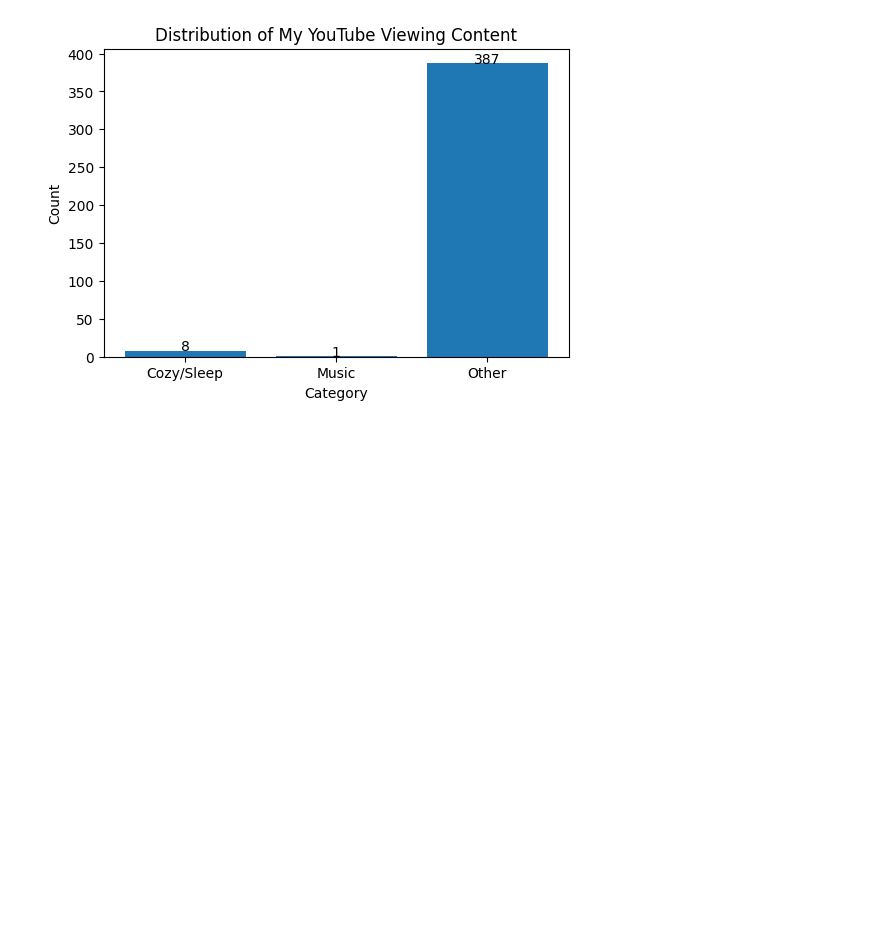
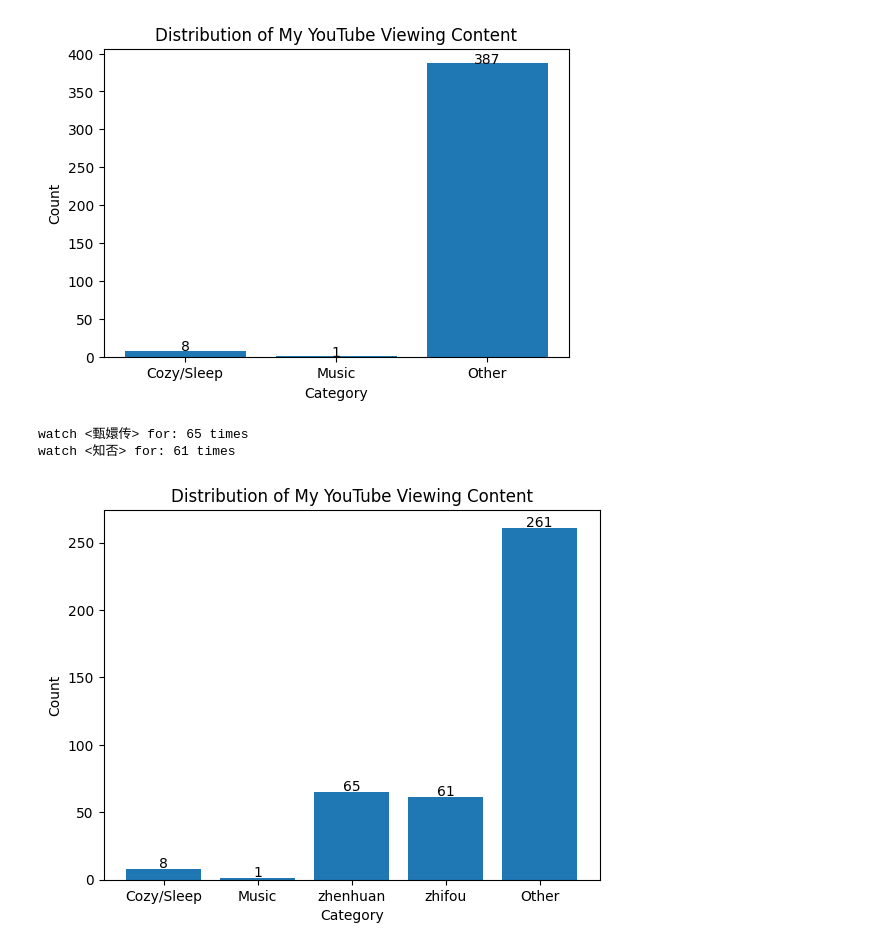
Before and after one commit to heatherrrrc4/5005_Milestone1, a Jupyter notebook: Project01.ipynb, the cells around one changed output. Drawn from its saved outputs; the diff is of its cells as text; code cells hidden in the pictures; blank space fills up the shorter version.

```diff
--- a/Project01.ipynb
+++ b/Project01.ipynb
@@ -140,3 +140,59 @@ for i, v in enumerate(values):
 plt.show()
 # %% [output]
 [figure]
+# %%
+zhenhuan_count = 0
+zhifou_count = 0
+
+for item in data:
+    title = item.get("title", "")
+
+    if "甄嬛传" in title:
+        zhenhuan_count += 1
+
+    if "知否" in title:
+        zhifou_count += 1
+
+print("watch <甄嬛传> for:", zhenhuan_count, "times")
+print("watch <知否> for:", zhifou_count, "times")
+# %% [output]
+watch <甄嬛传> for: 65 times
+watch <知否> for: 61 times
+# %%
+import matplotlib.pyplot as plt
+
+cozy = 0
+music = 0
+zhenhuan = 0
+zhifou = 0
+other = 0
+
+for item in data:
+    title = item.get("title", "").lower()
+
+    if "甄嬛传" in title:
+        zhenhuan += 1
+    elif "知否" in title:
+        zhifou += 1
+    elif "sleep" in title or "cozy" in title or "rain" in title:
+        cozy += 1
+    elif "music" in title or "jazz" in title:
+        music += 1
+    else:
+        other += 1
+
+labels = ["Cozy/Sleep", "Music", "zhenhuan", "zhifou", "Other"]
+values = [cozy, music, zhenhuan, zhifou, other]
+
+plt.bar(labels, values)
+plt.title("Distribution of My YouTube Viewing Content")
+plt.xlabel("Category")
+plt.ylabel("Count")
+
+# 👉 在柱子上标数字（加分点）
+for i, v in enumerate(values):
+    plt.text(i, v + 1, str(v), ha='center')
+
+plt.show()
+# %% [output]
+[figure, added]
```
